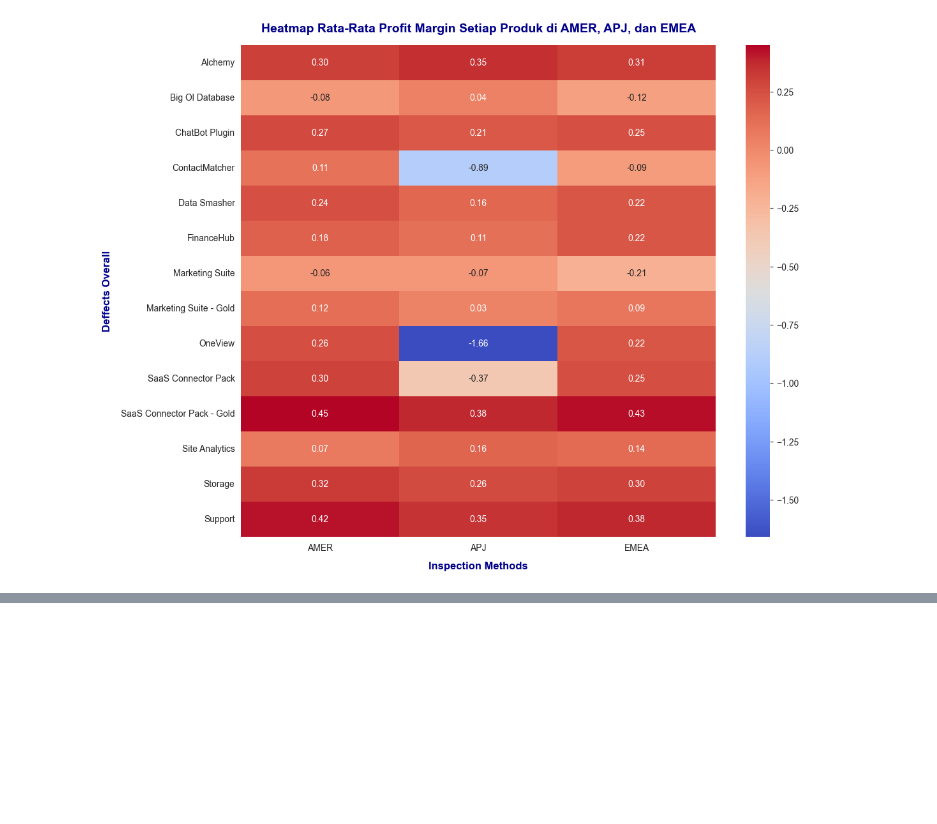
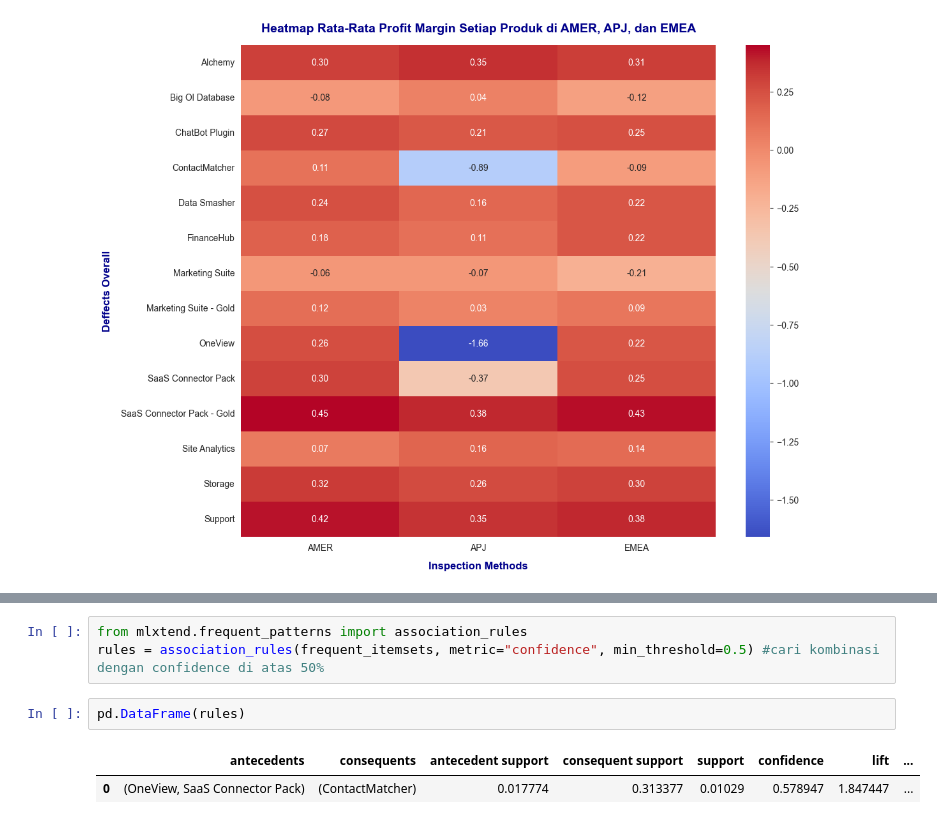
Before and after one commit to tamaracoding/analisis-profitabilitas-regional-AWS-Capstone-Project-2, a Jupyter notebook: Aws Saas Regional Profitability Analysis.ipynb, the cells around one changed output, grey strips where cells are left out. Drawn from its saved outputs; the diff is of its cells as text; blank space fills up the shorter version.

```diff
--- a/Aws Saas Regional Profitability Analysis.ipynb
+++ b/Aws Saas Regional Profitability Analysis.ipynb
@@ -895,0 +974,8 @@ Text(120.7222222222222, 0.5, 'Deffects Overall')
+# %%
+from mlxtend.frequent_patterns import association_rules
+rules = association_rules(frequent_itemsets, metric="confidence", min_threshold=0.5) #cari kombinasi dengan confidence di atas 50%
+# %%
+pd.DataFrame(rules)
+# %% [output]
+|  | antecedents | consequents | antecedent support | consequent support | support | confidence | lift | ... |
+| 0 | (OneView, SaaS Connector Pack) | (ContactMatcher) | 0.017774 | 0.313377 | 0.01029 | 0.578947 | 1.847447 | ... |
```
Also changed, not shown: parts of 41 cells of this notebook.
